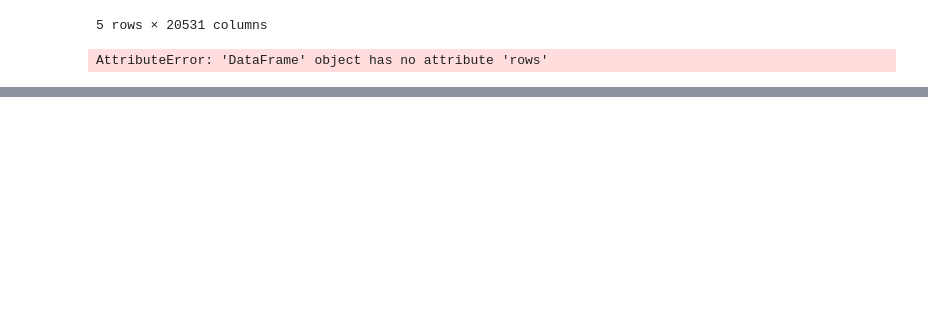
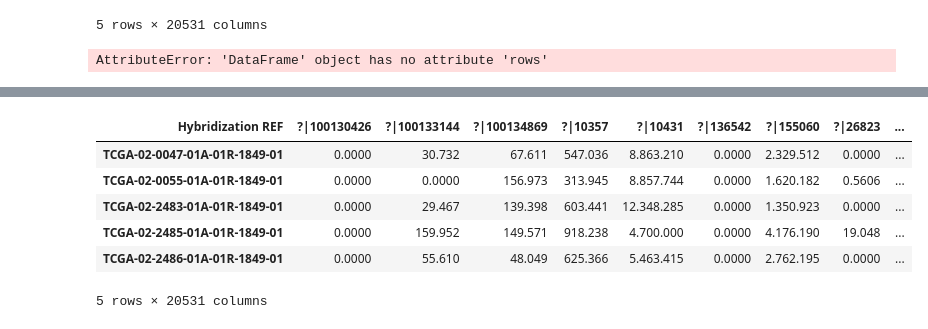
Before and after one commit to Passosvg/DataTrek, a Jupyter notebook: genomic_2.ipynb, the cells around one changed output, grey strips where cells are left out. Saved outputs shown, nothing was run; the diff lists cells and outputs as text; code cells hidden in the pictures; blank space fills up the shorter version.

```diff
--- a/genomic_2.ipynb
+++ b/genomic_2.ipynb
@@ -89,0 +129,13 @@ AttributeError: 'DataFrame' object has no attribute 'rows'
+# %%
+#now transpose setting index Hybridization REF
+#https://stackoverflow.com/questions/58187330/column-names-after-transposing-a-dataframe
+df_out = df.set_index('Hybridization REF').T
+df_out.head()
+# %% [output]
+| Hybridization REF | ?|100130426 | ?|100133144 | ?|100134869 | ?|10357 | ?|10431 | ?|136542 | ?|155060 | ?|26823 | ... |
+| TCGA-02-0047-01A-01R-1849-01 | 0.0000 | 30.732 | 67.611 | 547.036 | 8.863.210 | 0.0000 | 2.329.512 | 0.0000 | ... |
+| TCGA-02-0055-01A-01R-1849-01 | 0.0000 | 0.0000 | 156.973 | 313.945 | 8.857.744 | 0.0000 | 1.620.182 | 0.5606 | ... |
+| TCGA-02-2483-01A-01R-1849-01 | 0.0000 | 29.467 | 139.398 | 603.441 | 12.348.285 | 0.0000 | 1.350.923 | 0.0000 | ... |
+| TCGA-02-2485-01A-01R-1849-01 | 0.0000 | 159.952 | 149.571 | 918.238 | 4.700.000 | 0.0000 | 4.176.190 | 19.048 | ... |
+| TCGA-02-2486-01A-01R-1849-01 | 0.0000 | 55.610 | 48.049 | 625.366 | 5.463.415 | 0.0000 | 2.762.195 | 0.0000 | ... |
+5 rows × 20531 columns
```
Also changed, not shown: parts of 5 cells of this notebook.
